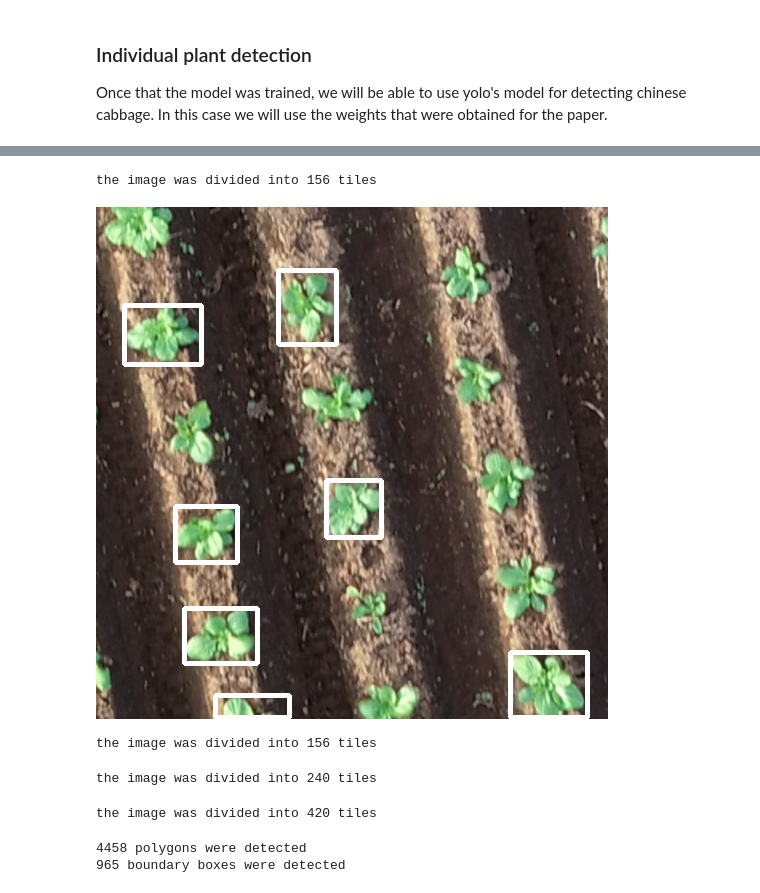
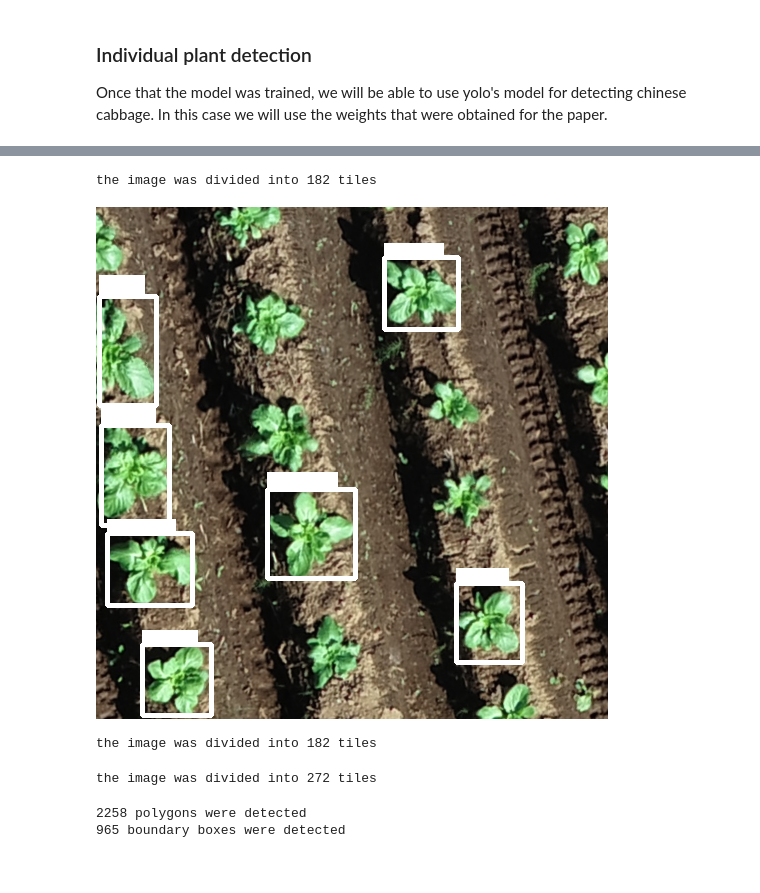
Before and after one commit to anaguilarar/CC_Weight_Prediction, a Jupyter notebook: 1_Individual_plant_detection_YOLO_training.ipynb, the cells around one changed output, grey strips where cells are left out. Cells and saved outputs as stored; diff of their text form; code cells hidden in the pictures.

```diff
--- a/1_Individual_plant_detection_YOLO_training.ipynb
+++ b/1_Individual_plant_detection_YOLO_training.ipynb
@@ -434,32 +461,31 @@ from drone_data.utils.od_functions import DroneObjectDetection
 import geopandas as gpd
 
 roi = gpd.read_file('/content/tanashi_field.shp')
-TP1IMAGEPATH = "/content/tana_cc_rgb_210927_transparent_mosaic_group1.tif"
+TP1IMAGEPATH = "/content/tana_cc_rgb_210929_transparent_mosaic_group1.tif"
 
 drdata = DroneObjectDetection(TP1IMAGEPATH, yolo_model= model, device = device, multiband_image=True, bounds = roi)
 # %%
 %matplotlib inline
 import torch
 from PIL import Image
 import numpy as np
 
-idtile = 43
+idtile = 45
 drdata.split_into_tiles(width = 512, height = 512, overlap = 0)
 imgdraw = drdata.draw_bb_in_tile(drdata.tiles_data(idtile))
 Image.fromarray(np.uint8(imgdraw))
 
 #plt.imshow(imgdraw/255.)
 # %% [output]
-the image was divided into 156 tiles
+the image was divided into 182 tiles
-[figure, old version]
+[figure, new version]
 # %%
 ## detecting all bounding boxes in the image
 
 allbb = drdata.detect_oi_in_uavimage(imgsize = 512, overlap = [0,0.2], aoi_limit = 0.5, onlythesetiles = None, conf_thres=0.50)
 # %% [output]
-the image was divided into 156 tiles
+the image was divided into 182 tiles
-the image was divided into 240 tiles
+the image was divided into 272 tiles
-the image was divided into 420 tiles
+2258 polygons were detected
+965 boundary boxes were detected
-4458 polygons were detected
-965 boundary boxes were detected
 # %%
```
Also changed, not shown: parts of 14 cells of this notebook.
